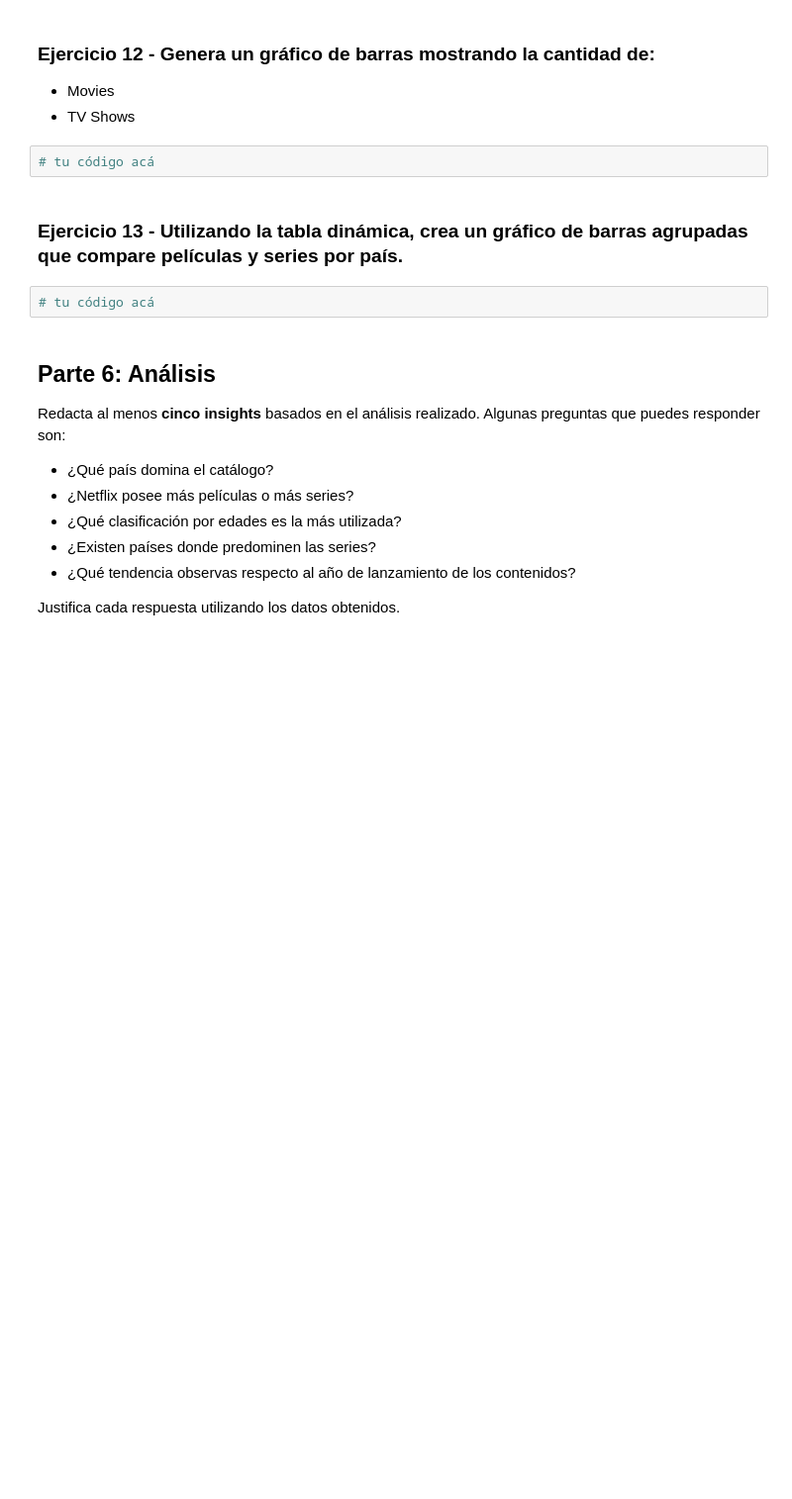
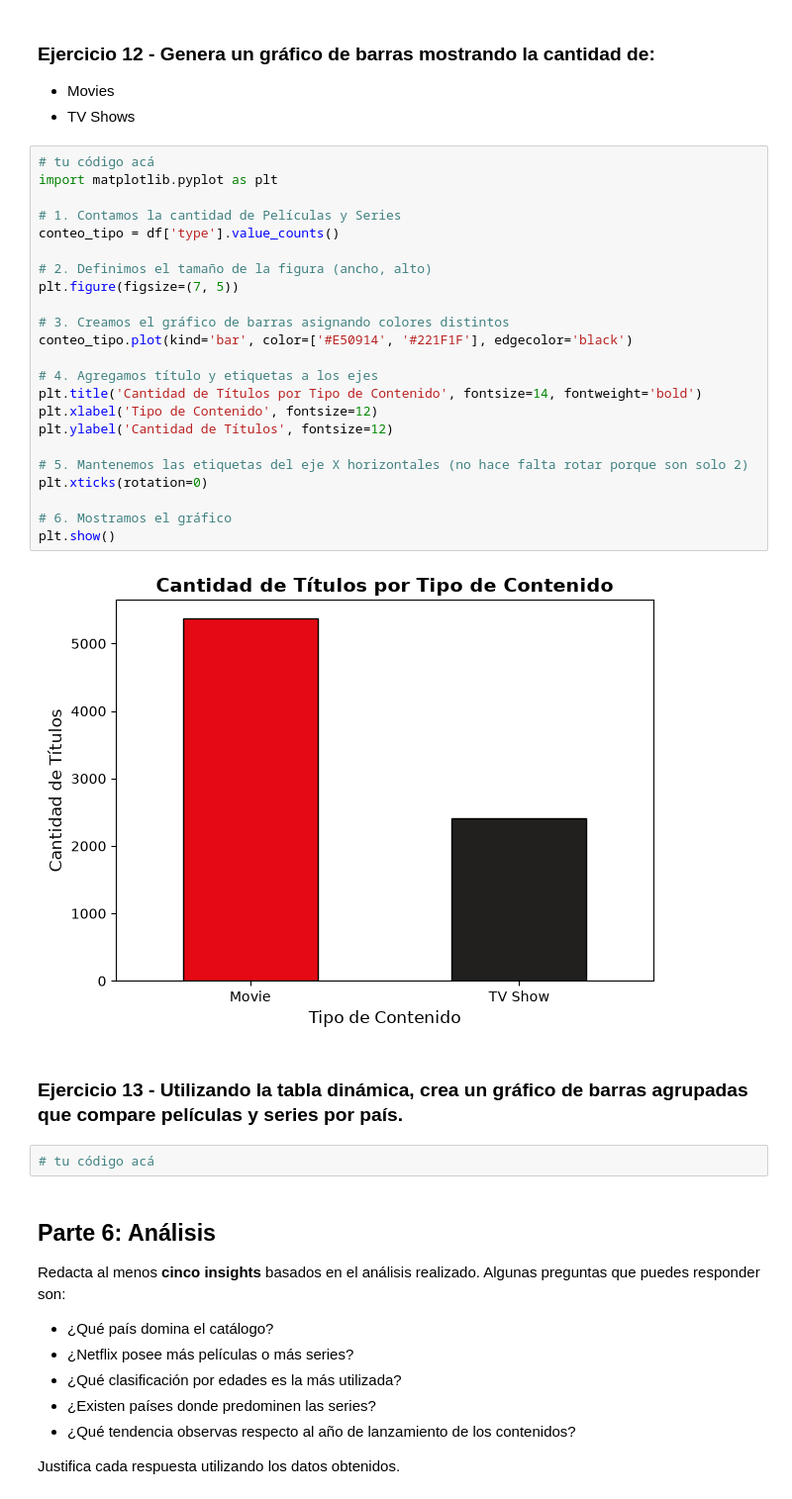
Before and after one commit to Glinarez24/data-analysis-course, a Jupyter notebook: modulo-3-transformacion/clase-10/practica/notebook.ipynb, the cells around one changed output. Shown at 99% size. Saved outputs shown, nothing was run; the diff lists cells and outputs as text; blank space fills up the shorter version.

```diff
--- a/modulo-3-transformacion/clase-10/practica/notebook.ipynb
+++ b/modulo-3-transformacion/clase-10/practica/notebook.ipynb
@@ -216,8 +385,31 @@ El gráfico debe incluir:
 
 - Movies
 - TV Shows
-# %%
-# tu código acá
+# %%
+# tu código acá
+import matplotlib.pyplot as plt
+
+# 1. Contamos la cantidad de Películas y Series
+conteo_tipo = df['type'].value_counts()
+
+# 2. Definimos el tamaño de la figura (ancho, alto)
+plt.figure(figsize=(7, 5))
+
+# 3. Creamos el gráfico de barras asignando colores distintos
+conteo_tipo.plot(kind='bar', color=['#E50914', '#221F1F'], edgecolor='black')
+
+# 4. Agregamos título y etiquetas a los ejes
+plt.title('Cantidad de Títulos por Tipo de Contenido', fontsize=14, fontweight='bold')
+plt.xlabel('Tipo de Contenido', fontsize=12)
+plt.ylabel('Cantidad de Títulos', fontsize=12)
+
+# 5. Mantenemos las etiquetas del eje X horizontales (no hace falta rotar porque son solo 2)
+plt.xticks(rotation=0)
+
+# 6. Mostramos el gráfico
+plt.show()
+# %% [output]
+[figure, added]
 # %% [markdown]
 ### Ejercicio 13 - Utilizando la tabla dinámica, crea un gráfico de barras agrupadas que compare películas y series por país.
 # %%
```
Also changed, not shown: parts of 18 cells of this notebook.
